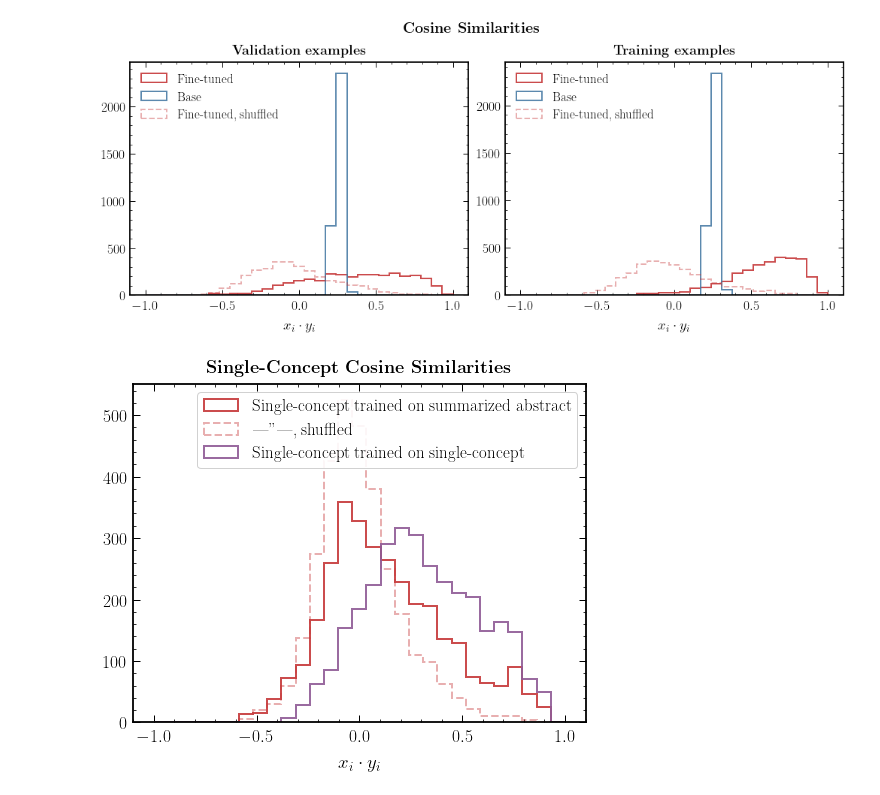
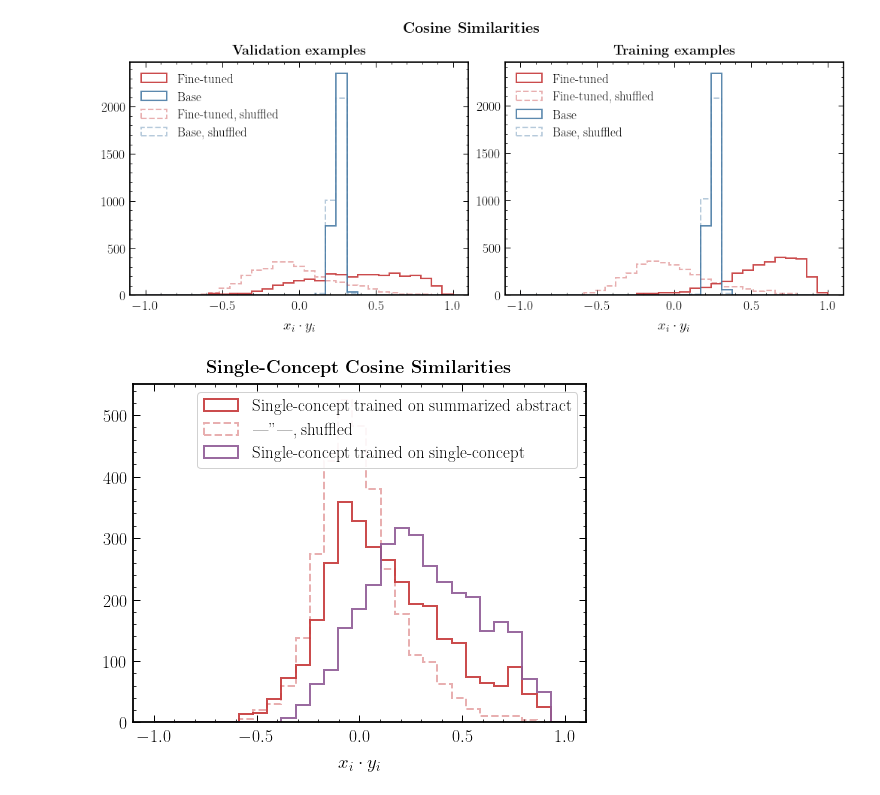
Before and after one commit to smsharma/PAPERCLIP-Hubble, a Jupyter notebook: notebooks/09_dot_product_eval.ipynb, the cells around one changed output. Drawn from its saved outputs; the diff is of its cells as text; code cells hidden in the pictures.

Commit message:
Add shuffled version of cossim hist

```diff
--- a/notebooks/09_dot_product_eval.ipynb
+++ b/notebooks/09_dot_product_eval.ipynb
@@ -177,31 +177,33 @@ image_base_feat_train_stack, captions_feat_train_base_stack, images_train_base_s
 # %%
 bins = np.linspace(-1, 1, 30)
 lw = 2
 
 fig, ax = plt.subplots(1, 2, figsize=(14, 6))
 
 ax[0].hist(jax.vmap(cosine_similarity)(np.vstack(image_feat_stack), np.vstack(captions_feat_stack)[:]), histtype='step', label="Fine-tuned", bins=bins, lw=lw)
 ax[0].hist(jax.vmap(cosine_similarity)(np.vstack(image_base_feat_stack), np.vstack(captions_feat_base_stack)), histtype='step', label="Base", bins=bins, lw=lw)
 ax[0].hist(jax.vmap(cosine_similarity)(np.vstack(image_feat_stack), jax.random.permutation(jax.random.PRNGKey(42), np.vstack(captions_feat_stack)[:])), histtype='step', label="Fine-tuned, shuffled", bins=bins, lw=lw, color=cols_default[0], ls='--', alpha=0.4)
+ax[0].hist(jax.vmap(cosine_similarity)(np.vstack(image_base_feat_stack), jax.random.permutation(jax.random.PRNGKey(42), np.vstack(captions_feat_base_stack)[:])), histtype='step', label="Base, shuffled", bins=bins, lw=lw, color=cols_default[1], ls='--', alpha=0.4)
 
 ax[0].set_xlabel("$x_i\cdot y_i$")
 ax[0].legend()
 ax[0].set_title(r"\textbf{Validation examples}", y=1.01)
 
 ax[1].hist(jax.vmap(cosine_similarity)(np.vstack(image_feat_train_stack), np.vstack(captions_feat_train_stack)[:]), histtype='step', label="Fine-tuned", bins=bins, lw=lw)
+ax[1].hist(jax.vmap(cosine_similarity)(np.vstack(image_feat_train_stack), jax.random.permutation(jax.random.PRNGKey(42), np.vstack(captions_feat_train_stack)[:])), histtype='step', label="Fine-tuned, shuffled", bins=bins, lw=lw, color=cols_default[0], ls='--', alpha=0.4)
 ax[1].hist(jax.vmap(cosine_similarity)(np.vstack(image_base_feat_train_stack), np.vstack(captions_feat_train_base_stack)), histtype='step', label="Base", bins=bins, lw=lw)
-ax[1].hist(jax.vmap(cosine_similarity)(np.vstack(image_feat_train_stack), jax.random.permutation(jax.random.PRNGKey(42), np.vstack(captions_feat_train_stack)[:])), histtype='step', label="Fine-tuned, shuffled", bins=bins, lw=lw, color=cols_default[0], ls='--', alpha=0.4)
+ax[1].hist(jax.vmap(cosine_similarity)(np.vstack(image_base_feat_train_stack), jax.random.permutation(jax.random.PRNGKey(42), np.vstack(captions_feat_train_base_stack)[:])), histtype='step', label="Base, shuffled", bins=bins, lw=lw, color=cols_default[1], ls='--', alpha=0.4)
 
 ax[1].set_xlabel("$x_i\cdot y_i$")
 ax[1].legend()
 ax[1].set_title(r"\textbf{Training examples}", y=1.01)
 
 fig.suptitle(r"\textbf{Cosine Similarities}", fontsize=20)
 
 plt.tight_layout()
 plt.savefig("../paper/plots/sim_valtrain.pdf")
 # %% [output]
-[figure, old version]
+[figure, new version]
 # %%
 import pandas as pd
 
```
Also changed, not shown: parts of 1 cell of this notebook, 1 other file.
